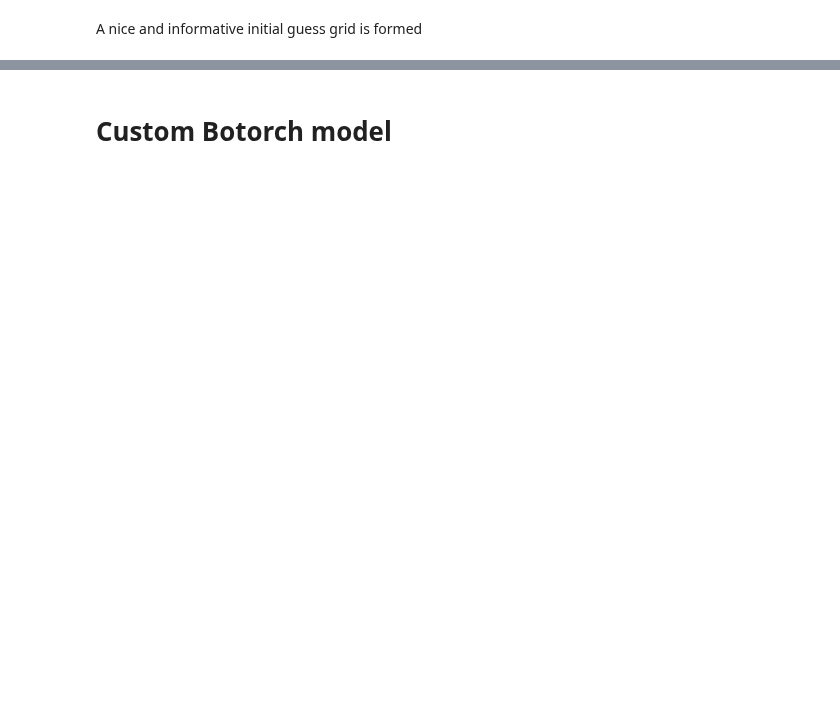
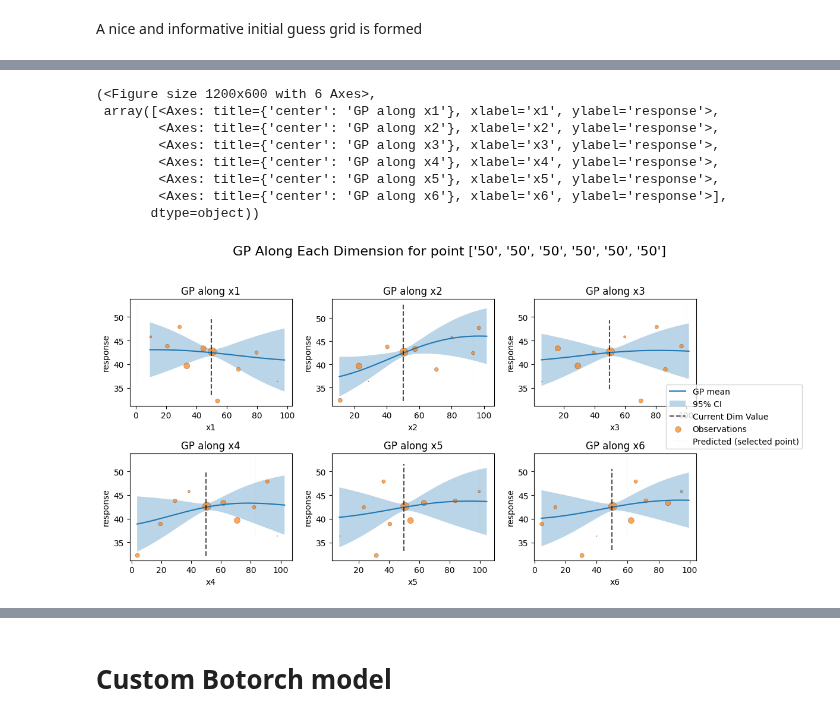
Before and after one commit to Sauciu1/BO-Coli, a Jupyter notebook: notebooks/batch_bayesian_test.ipynb, the cells around one changed output, grey strips where cells are left out. Saved outputs shown, nothing was run; the diff lists cells and outputs as text; code cells hidden in the pictures; blank space fills up the shorter version.

```diff
--- a/notebooks/batch_bayesian_test.ipynb
+++ b/notebooks/batch_bayesian_test.ipynb
@@ -224,0 +203,14 @@ SyntaxError: 'break' outside loop (668683560.py, line 1)
+# %%
+obs = ax_helper.get_obs_from_client(client, response_col='response')
+plotter = GPVisualiser.GPVisualiserMatplotlib(SingleTaskGP, obs, dim_names, 'response', parameters)
+plotter.plot_all([50,50,50,50,50,50])
+# %% [output]
+(<Figure size 1200x600 with 6 Axes>,
+ array([<Axes: title={'center': 'GP along x1'}, xlabel='x1', ylabel='response'>,
+        <Axes: title={'center': 'GP along x2'}, xlabel='x2', ylabel='response'>,
+        <Axes: title={'center': 'GP along x3'}, xlabel='x3', ylabel='response'>,
+        <Axes: title={'center': 'GP along x4'}, xlabel='x4', ylabel='response'>,
+        <Axes: title={'center': 'GP along x5'}, xlabel='x5', ylabel='response'>,
+        <Axes: title={'center': 'GP along x6'}, xlabel='x6', ylabel='response'>],
+       dtype=object))
+[figure, added]
```
Also changed, not shown: parts of 20 cells of this notebook, 3 other files.
